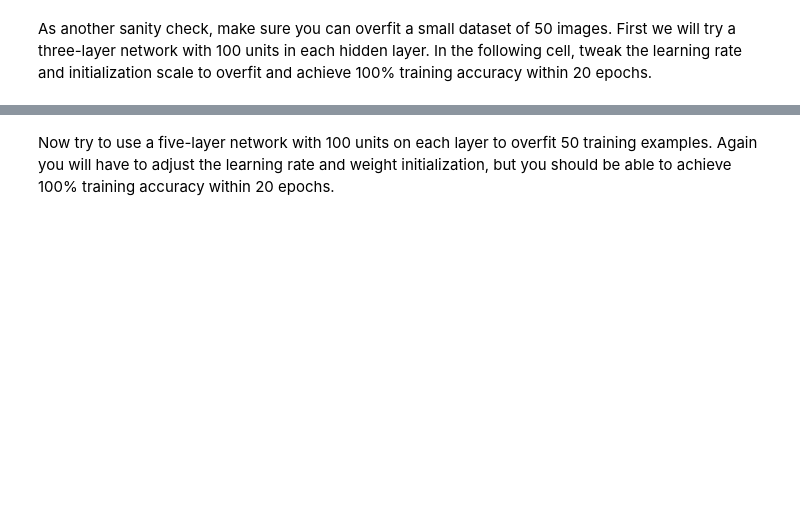
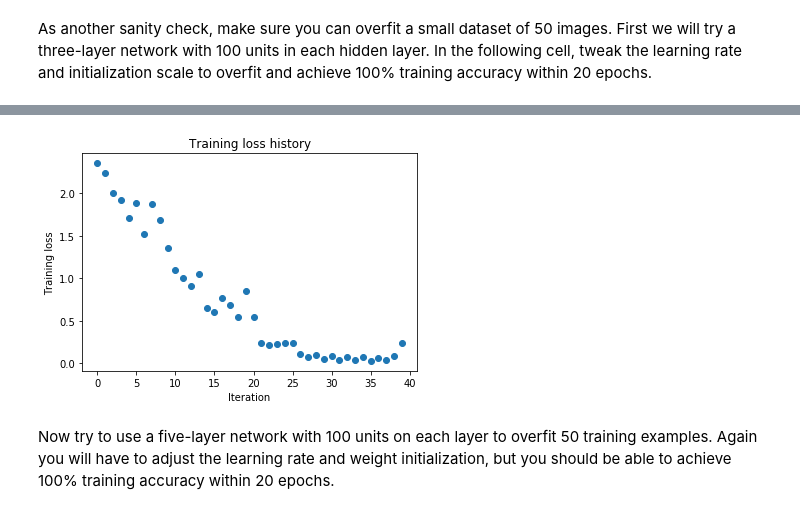
Before and after one commit to Njade941/cs231n-assignment, a Jupyter notebook: assignment2/FullyConnectedNets.ipynb, the cells around one changed output, grey strips where cells are left out. Saved outputs shown, nothing was run; the diff lists cells and outputs as text; code cells hidden in the pictures; blank space fills up the shorter version.

```diff
--- a/assignment2/FullyConnectedNets.ipynb
+++ b/assignment2/FullyConnectedNets.ipynb
@@ -354,7 +457,7 @@ small_data = {
 }
 
 weight_scale = 1e-2
-learning_rate = 1e-4
+learning_rate = 1e-2
 model = FullyConnectedNet([100, 100],
               weight_scale=weight_scale, dtype=np.float64)
 solver = Solver(model, small_data,
@@ -371,3 +474,4 @@ plt.title('Training loss history')
 plt.xlabel('Iteration')
 plt.ylabel('Training loss')
 plt.show()
+# %% [output]
@@ -374,3 +495,4 @@ plt.show()
+[figure, added]
 # %% [markdown]
 Now try to use a five-layer network with 100 units on each layer to overfit 50 training examples. Again you will have to adjust the learning rate and weight initialization, but you should be able to achieve 100% training accuracy within 20 epochs.
 # %%
```
Also changed, not shown: parts of 27 cells of this notebook, 3 other files.
